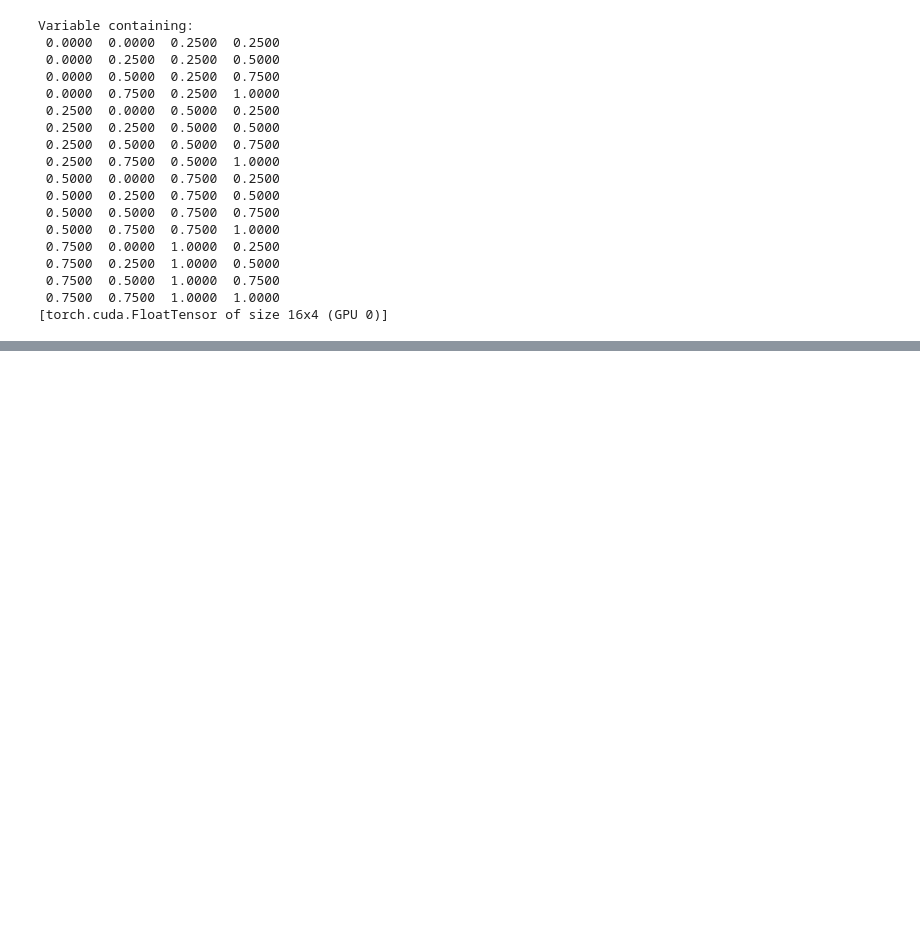
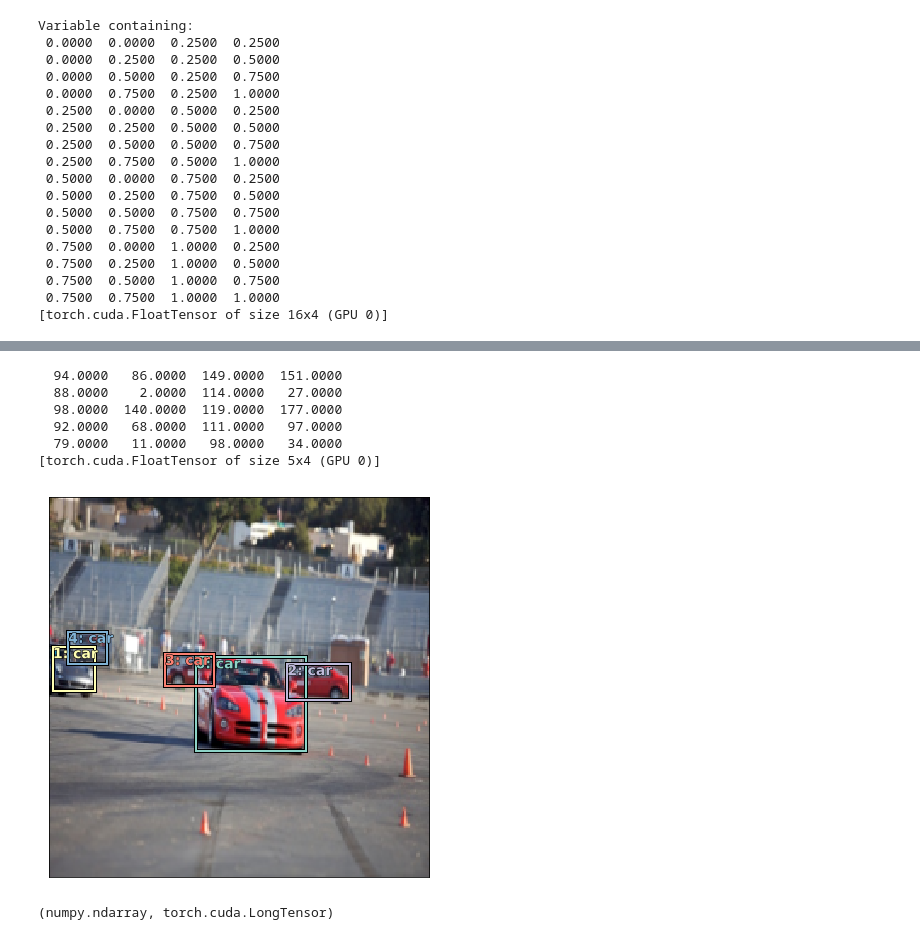
Before and after one commit to radekosmulski/machine_learning_notebooks, a Jupyter notebook: pascal_voc2007_multi.ipynb, the cells around one changed output, grey strips where cells are left out. Cells and saved outputs as stored; diff of their text form; code cells hidden in the pictures; blank space fills up the shorter version.

```diff
--- a/pascal_voc2007_multi.ipynb
+++ b/pascal_voc2007_multi.ipynb
@@ -600,0 +643,2 @@ BdbQuit:
+# %%
+x,y = next(iter(md.trn_dl))
@@ -600,0 +647,2 @@ BdbQuit:
+# %%
+idx = 0
@@ -600,0 +660,24 @@ BdbQuit:
+# %%
+gt_bb, gt_c = get_y(y[1][idx], y[0][idx])
+gt_bb *= sz
+# %%
+gt_bb
+# %% [output]
+  94.0000   86.0000  149.0000  151.0000
+  88.0000    2.0000  114.0000   27.0000
+  98.0000  140.0000  119.0000  177.0000
+  92.0000   68.0000  111.0000   97.0000
+  79.0000   11.0000   98.0000   34.0000
+[torch.cuda.FloatTensor of size 5x4 (GPU 0)]
+# %%
+def torch_gt(ax, im, bbox, clas=None):
+    show_ground_truth(ax, im, bbox, clas)
+# %%
+fig, ax = plt.subplots(figsize=(7, 7))
+torch_gt(ax, md.trn_ds.denorm(x)[idx], to_np(gt_bb), to_np(gt_c))
+# %% [output]
+[figure, added]
+# %%
+type(to_np(x)), type(y[0])
+# %% [output]
+(numpy.ndarray, torch.cuda.LongTensor)
```
Also changed, not shown: parts of 38 cells of this notebook.
